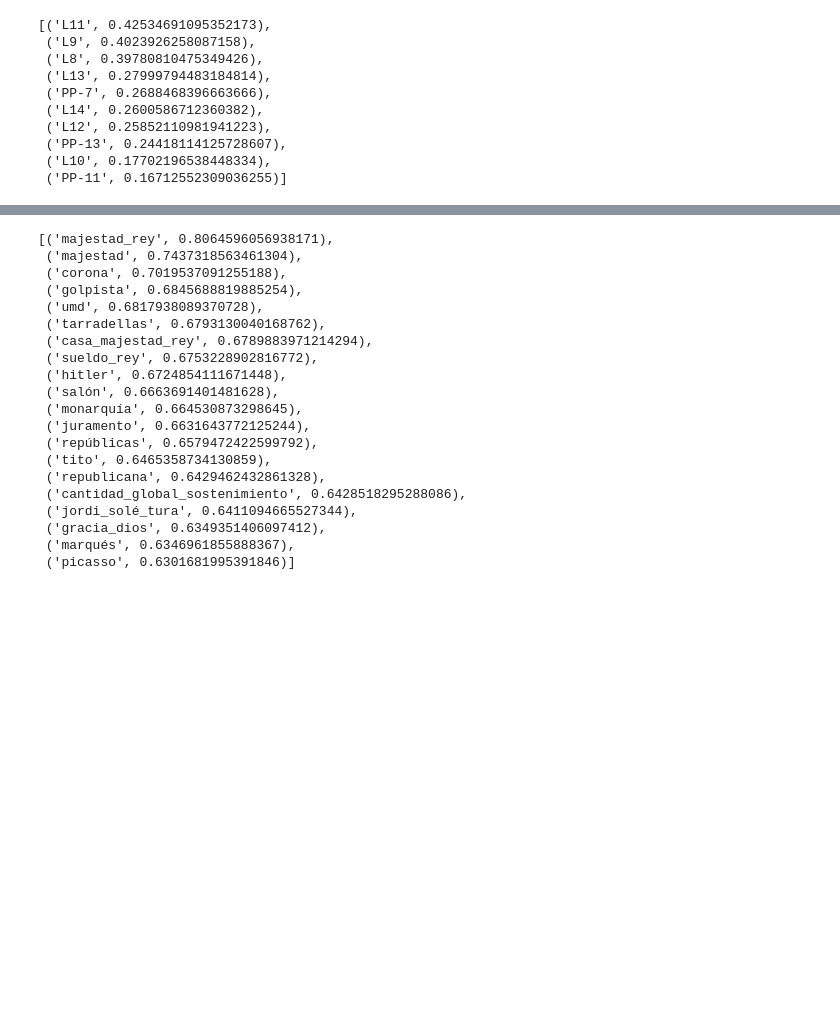
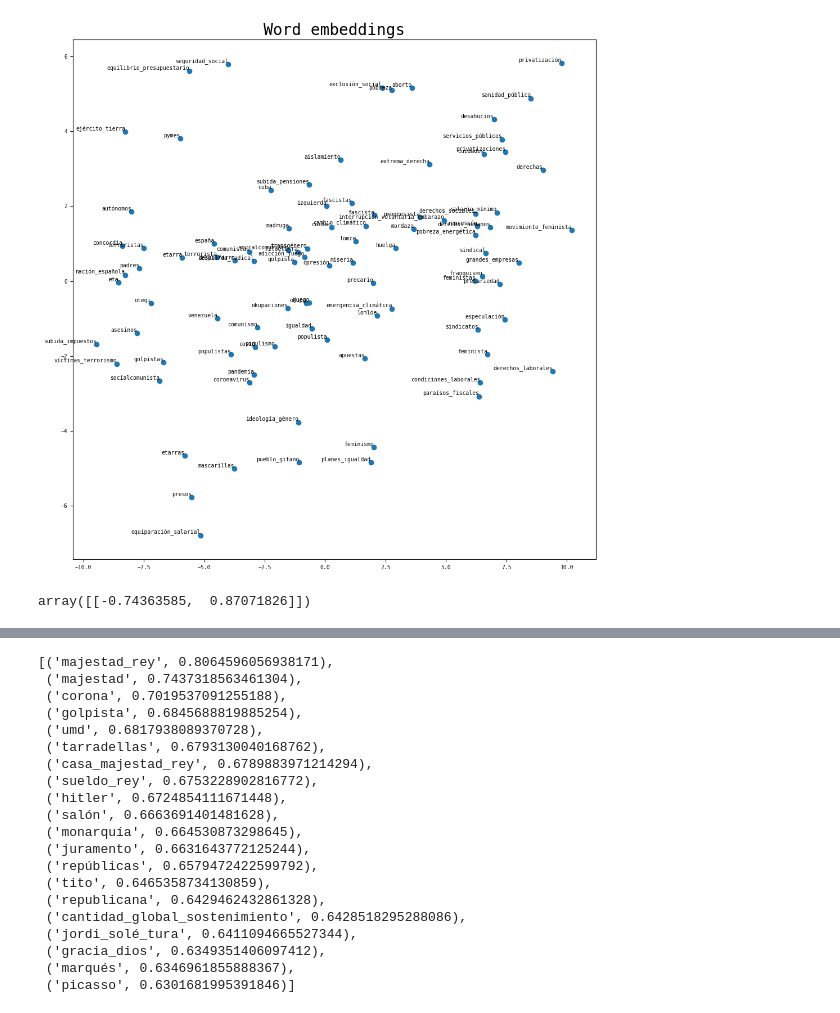
Before and after one commit to dibuja/polarisation-nlp, a Jupyter notebook: notebooks/interpreting.ipynb, the cells around one changed output, grey strips where cells are left out. Drawn from its saved outputs; the diff is of its cells as text; code cells hidden in the pictures; blank space fills up the shorter version.

```diff
--- a/notebooks/interpreting.ipynb
+++ b/notebooks/interpreting.ipynb
@@ -199,18 +250,36 @@ Words associated with negative values of the second PCA component (down):
+# %%
+def plot_w(w):
+    mpl.rcParams['axes.titlesize'] = 20
+    mpl.rcParams['axes.labelsize'] = 20
+    mpl.rcParams['font.size'] = 7
+    mpl.rcParams['font.family'] = 'monospace'
+
+    plt.figure(figsize=(12, 12))
+    plt.scatter(w.x, w.y)
+
+    for label, x, y in zip(w.word, w.x, w.y):
+        plt.annotate(
+            label,
+            xy=(x, y), xytext=(0, 0),
+            textcoords='offset points', ha='right', va='bottom')
+
+    plt.title(
+        'Word embeddings')
+    plt.show()
+
+plot_w(words)
+# %% [output]
+[figure, added]
+# %%
+#emb_rp.infer_vector(['derechos_sociales'])
+#emb_rp.infer_vector(['cambio_climático', 'emergencia_climática', 'biodiversidad'])
+
+dr.transform(emb_rp.wv['transgénero'].reshape(1, -1))
+# %% [output]
+array([[-0.74363585,  0.87071826]])
 # %%
 #s = ['empresas', 'libertad', 'beneficios', 'privado']
 s = ['terrorista']
-infer_vector = emb2.infer_vector(s)
-similar_documents = emb2.dv.most_similar([infer_vector], topn=10)
-similar_documents
+infer_vector = emb_rp.infer_vector(s)
+similar_documents = emb_rp.dv.most_similar([infer_vector], topn=10)
-# %% [output]
-[('L11', 0.42534691095352173),
- ('L9', 0.4023926258087158),
- ('L8', 0.39780810475349426),
- ('L13', 0.27999794483184814),
- ('PP-7', 0.2688468396663666),
- ('L14', 0.2600586712360382),
- ('L12', 0.25852110981941223),
- ('PP-13', 0.24418114125728607),
- ('L10', 0.17702196538448334),
- ('PP-11', 0.16712552309036255)]
 # %%
```
Also changed, not shown: parts of 8 cells of this notebook.
